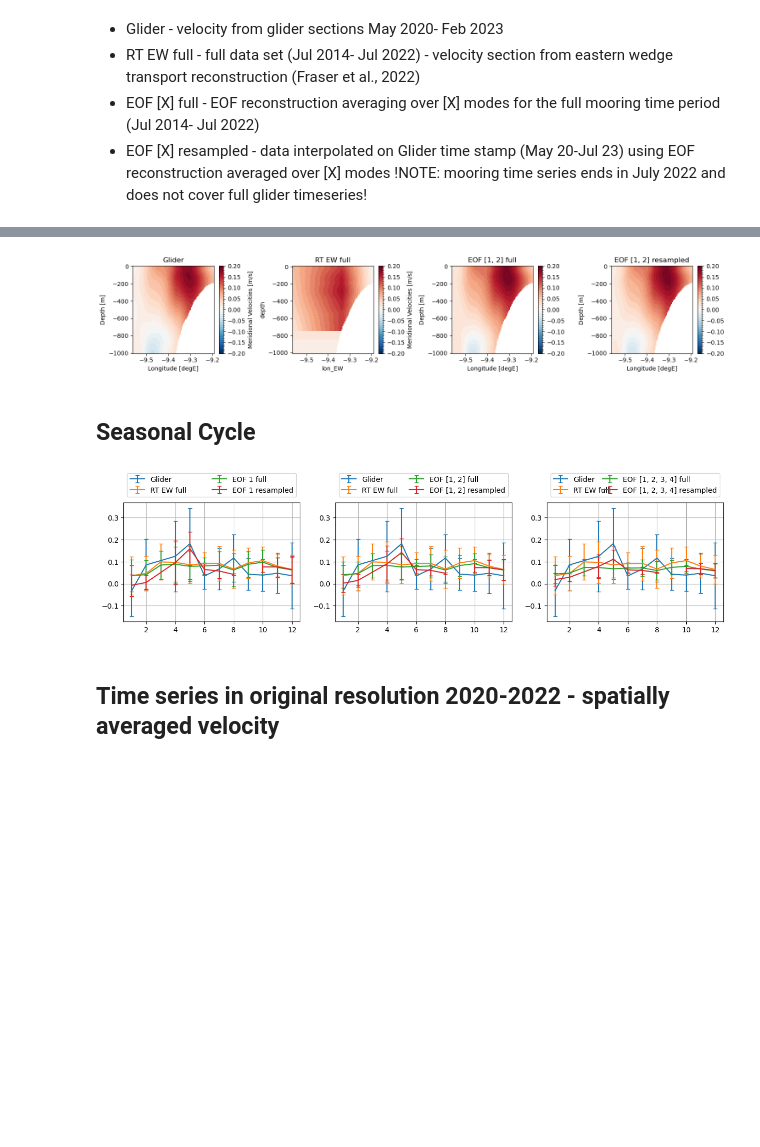
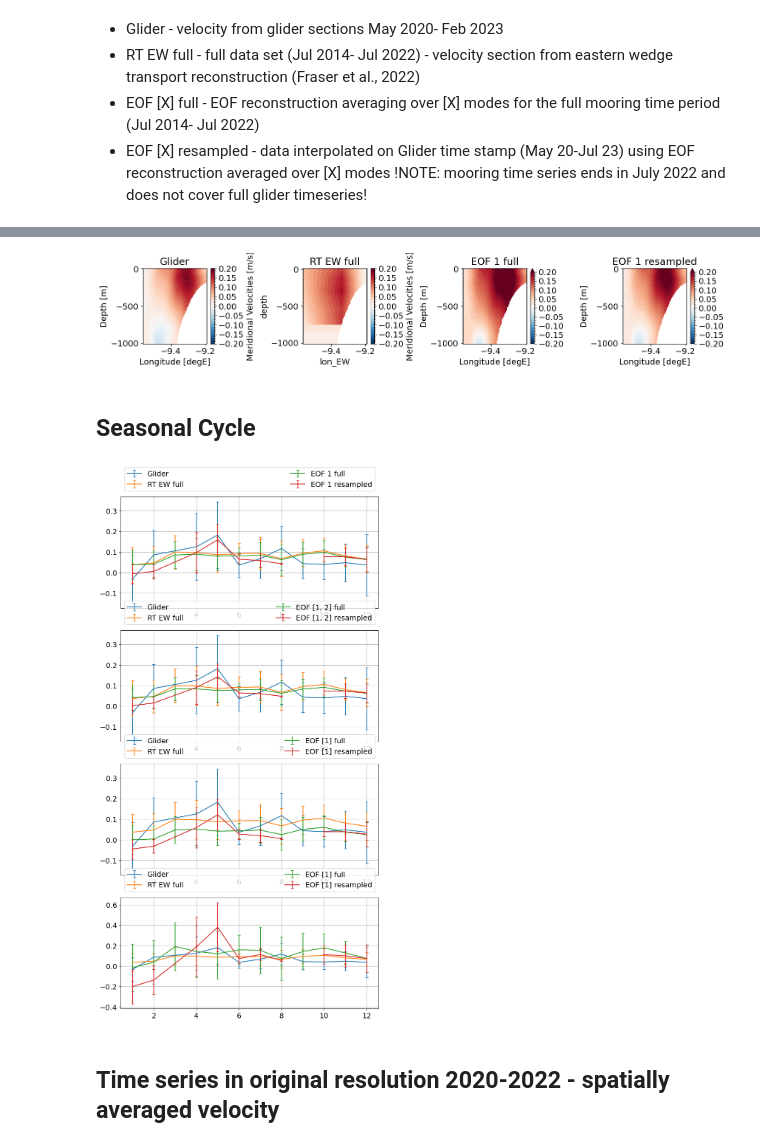
Before and after one commit to ScotMarPhys/Rockall_Trough_Transports, a Jupyter notebook: notebooks/2.0_Rockall_Trough_glider_EW_EOF_2020_2023.ipynb, the cells around one changed output, grey strips where cells are left out. Drawn from its saved outputs; the diff is of its cells as text; code cells hidden in the pictures; blank space fills up the shorter version.

Commit message:
Outsourced function and added some plots

```diff
--- a/notebooks/2.0_Rockall_Trough_glider_EW_EOF_2020_2023.ipynb
+++ b/notebooks/2.0_Rockall_Trough_glider_EW_EOF_2020_2023.ipynb
@@ -48,7 +48,7 @@ Path(fig_out_path).mkdir(parents=True, exist_ok=True)
 global_data_path = Path("C:/Users/sa07kb/OneDrive - SAMS/data/")
 raw_data_path = Path('../data/raw')
 RT_q_data_path = Path('../data/1.0_Rockall_Trough_transports_2014_2022_v0')
-local_data_path = Path('../data/0.0_Rockall_Trough_moorings_plot_data_2014_2022_v0/')
+local_data_path = Path('../data/0.0_Rockall_Trough_moorings_data_prep_2014_2022_v0/')
 
 # file directories
 GEBCO_data_path = (global_data_path/ 'data_GEBCO')
@@ -468,3 +452,22 @@ v_rec = rt_eof.rec_v_sec(ds_X,ds_y,glider_EOF,ds_glider.vcur)
+# %%
+# Create y from moored velocity data for linear regression (X'X*alpha=X'y)
+#get mean glider section at mooring positions
+glider_locs = ds_glider.vcur.sel(lon=[RT_loc.lon_RTEB],method='nearest').mean('time').compute()
+glider_locs['depth']=np.abs(glider_locs.depth)
+
+# combinde both to one matrix (time,depth,lon)
+ds_y = v_RTEB1
+ds_y=ds_y.expand_dims(dim={"lon": glider_locs.lon.data})
+
+# Remove glider sections temporal mean from y
+ds_y = (ds_y-glider_locs).compute()
+
+# get EOF components at mooring positions as X for linear regression (X'X*alpha=X'y)
+# initial X matrix (mode,lon,depth)
+ds_X = glider_EOF.components().sel(lon=[RT_loc.lon_RTEB],method='nearest').compute()
+
+# get alpha & reconstruct velocity fields
+v_rec_EB1 = rt_eof.rec_v_sec(ds_X,ds_y,glider_EOF,ds_glider.vcur)
 # %% [markdown]
 ## Mean section of glider, RT EW full and EOF-reconstructions
 - Glider - velocity from glider sections May 2020- Feb 2023
@@ -479,19 +486,21 @@ rt_eof.plot_mean_section(ds_glider,ds_q_RT,v_rec)
 # %%
-rt_eof.plot_mean_section(ds_glider,ds_q_RT,v_rec,mode_no=[1,2],mean=True)
+rt_eof.plot_mean_section(ds_glider,ds_q_RT,v_rec_EB1)
 # %% [output]
-[figure, old version]
+[figure, new version]
 # %% [markdown]
 ## Seasonal Cycle
 # %%
-fig,axs = plt.subplots(1,3,figsize=[15,3])
+fig,axs = plt.subplots(4,1,figsize=[9,18])
 ax=axs[0]
 rt_eof.plot_seasonal_cycle(ds_glider,ds_q_RT,v_rec,ax=ax,mode_no=1,mean=False)
 ax=axs[1]
 rt_eof.plot_seasonal_cycle(ds_glider,ds_q_RT,v_rec,ax=ax,mode_no=[1,2],mean=True)
 ax=axs[2]
-rt_eof.plot_seasonal_cycle(ds_glider,ds_q_RT,v_rec,ax=ax,mode_no=[1,2,3,4],mean=True)
+rt_eof.plot_seasonal_cycle(ds_glider,ds_q_RT,v_rec_bias,ax=ax,mode_no=[1],mean=True)
+ax=axs[3]
+rt_eof.plot_seasonal_cycle(ds_glider,ds_q_RT,v_rec_EB1,ax=ax,mode_no=[1],mean=True)
 # %% [output]
-[figure, old version]
+[figure, new version]
 # %% [markdown]
 ## Time series in original resolution 2020-2022 - spatially averaged velocity
 # %%
```
Also changed, not shown: parts of 25 cells of this notebook, 1 other file.
